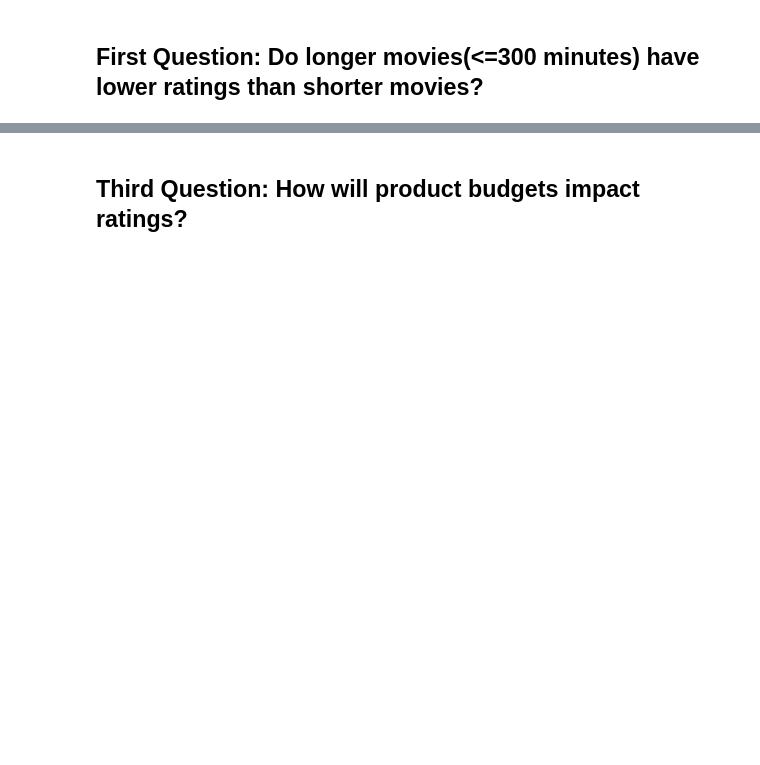
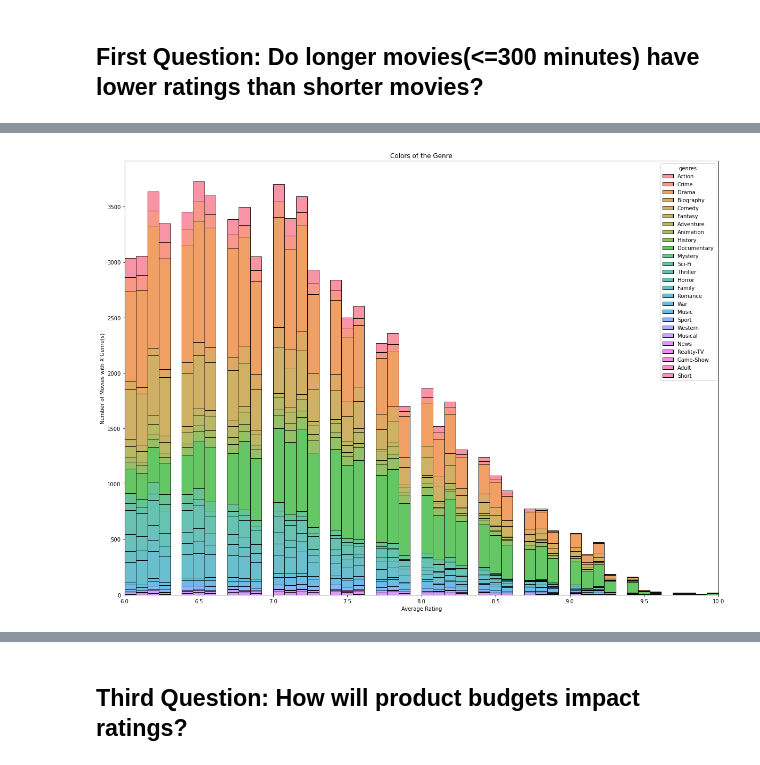
Before and after one commit to letruong711/010921-pt-phase-1-project, a Jupyter notebook: dsc-phase1-project-first-draft.ipynb, the cells around one changed output, grey strips where cells are left out. Cells and saved outputs as stored; diff of their text form; code cells hidden in the pictures; blank space fills up the shorter version.

```diff
--- a/dsc-phase1-project-first-draft.ipynb
+++ b/dsc-phase1-project-first-draft.ipynb
@@ -60,0 +190,3 @@ df.head()
+# %%
+df = pd.read_csv('data/time_rating.csv')
+df.head()
@@ -60,0 +200,4 @@ df.head()
+# %%
+df.genres = df.genres.str.split(',')
+df=df.explode('genres')
+df
@@ -60,0 +218,10 @@ df.head()
+# %%
+fig, ax = plt.subplots(figsize = (20,15))
+sns.histplot(data=df, x="averagerating", hue="genres", multiple="stack")
+ax.set_title('Colors of the Genre')
+ax.set_xlabel('Average Rating')
+ax.set_ylabel('Number of Movies with X Genre(s)')
+plt.xlim(6,10)
+fig.savefig('images/Genre.png');
+# %% [output]
+[figure, added]
```
Also changed, not shown: parts of 41 cells of this notebook, 5 other files.
